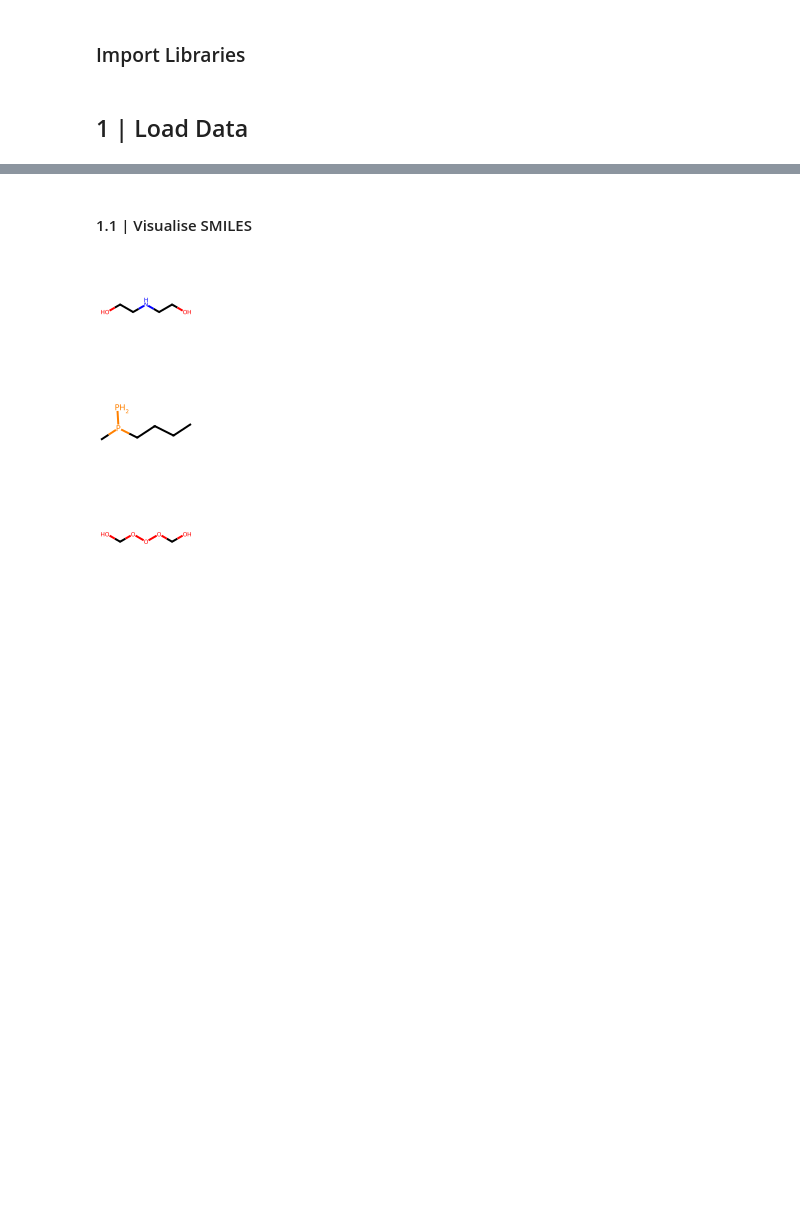
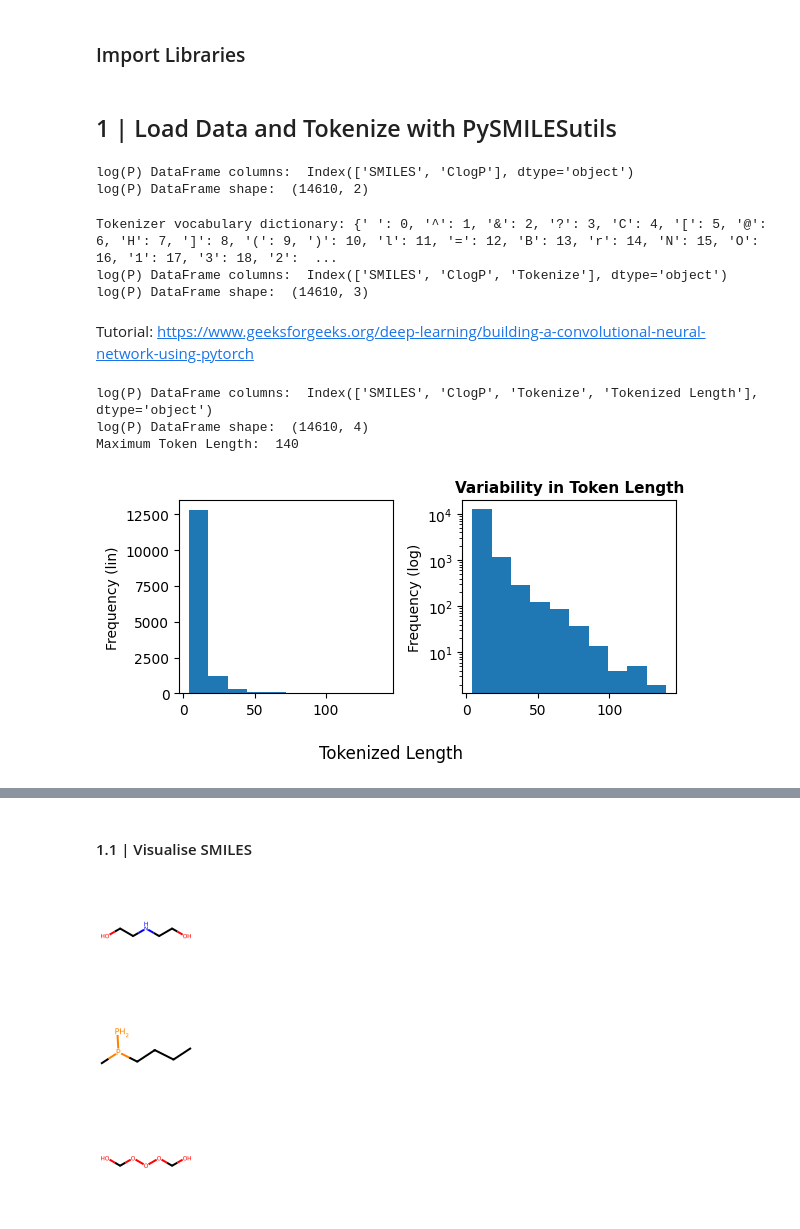
Before and after one commit to djkowalski/portfolio_logP, a Jupyter notebook: logP_CNN.ipynb, the cells around one changed output, grey strips where cells are left out. Drawn from its saved outputs; the diff is of its cells as text; code cells hidden in the pictures; blank space fills up the shorter version.

```diff
--- a/logP_CNN.ipynb
+++ b/logP_CNN.ipynb
@@ -29,5 +25,74 @@ import torchmetrics
 # %% [markdown]
-## 1 | Load Data
+## 1 | Load Data and Tokenize with PySMILESutils
 # %%
-# load data
+# load data as pandas.DataFrame object
 logPdata = pd.read_csv('logP_dataset.csv', names=['SMILES', 'ClogP'])
+
+print('log(P) DataFrame columns: ', logPdata.columns)
+print('log(P) DataFrame shape: ', logPdata.shape)
+# %% [output]
+log(P) DataFrame columns:  Index(['SMILES', 'ClogP'], dtype='object')
+log(P) DataFrame shape:  (14610, 2)
+# %%
+# tokenize SMILES strings
+smiles_list = logPdata['SMILES'].to_list()
+
+tokenizer = SMILESTokenizer(smiles=smiles_list)
+
+
+# add to dataframe
+logPdata['Tokenize'] = tokenizer(smiles_list)
+
+print("Tokenizer vocabulary dictionary:", tokenizer.vocabulary)
+print('log(P) DataFrame columns: ', logPdata.columns)
+print('log(P) DataFrame shape: ', logPdata.shape)
+# %% [output]
+Tokenizer vocabulary dictionary: {' ': 0, '^': 1, '&': 2, '?': 3, 'C': 4, '[': 5, '@': 6, 'H': 7, ']': 8, '(': 9, ')': 10, 'l': 11, '=': 12, 'B': 13, 'r': 14, 'N': 15, 'O': 16, '1': 17, '3': 18, '2':  ...
+log(P) DataFrame columns:  Index(['SMILES', 'ClogP', 'Tokenize'], dtype='object')
+log(P) DataFrame shape:  (14610, 3)
+# %% [markdown]
+Tutorial: https://www.geeksforgeeks.org/deep-learning/building-a-convolutional-neural-network-using-pytorch
+# %%
+# check length of each tokenized SMILES string
+# store in 'tokens_len' list
+tokens_len = list()
+
+for tokens in logPdata['Tokenize']:
+    entry_length = tokens.size()[0]
+    tokens_len.append(entry_length)
+
+
+# add to dataframe
+logPdata['Tokenized Length'] = tokens_len
+
+print('log(P) DataFrame columns: ', logPdata.columns)
+print('log(P) DataFrame shape: ', logPdata.shape)
+print('Maximum Token Length: ', max(tokens_len))
+# %% [output]
+log(P) DataFrame columns:  Index(['SMILES', 'ClogP', 'Tokenize', 'Tokenized Length'], dtype='object')
+log(P) DataFrame shape:  (14610, 4)
+Maximum Token Length:  140
+# %%
+# display histogram of the frequency of tokenized length
+fig, ax = plt.subplots(1, 2, figsize=(6,3))
+
+### chart scaling
+ax[1].set_yscale('log')
+
+### data
+ax[0].hist(tokens_len, label='Tokenized SMILEs Length')
+ax[1].hist(tokens_len, label='Tokenized SMILEs Length')
+
+### chart labels
+plt.title(
+    f'Variability in Token Length',
+    fontweight='bold', fontsize=11
+)
+fig.supxlabel('Tokenized Length')
+ax[0].set_ylabel('Frequency (lin)')
+ax[1].set_ylabel('Frequency (log)')
+
+fig.tight_layout()
+plt.show()
+# %% [output]
+[figure, added]
```
Also changed, not shown: parts of 33 cells of this notebook, 5 other files.
